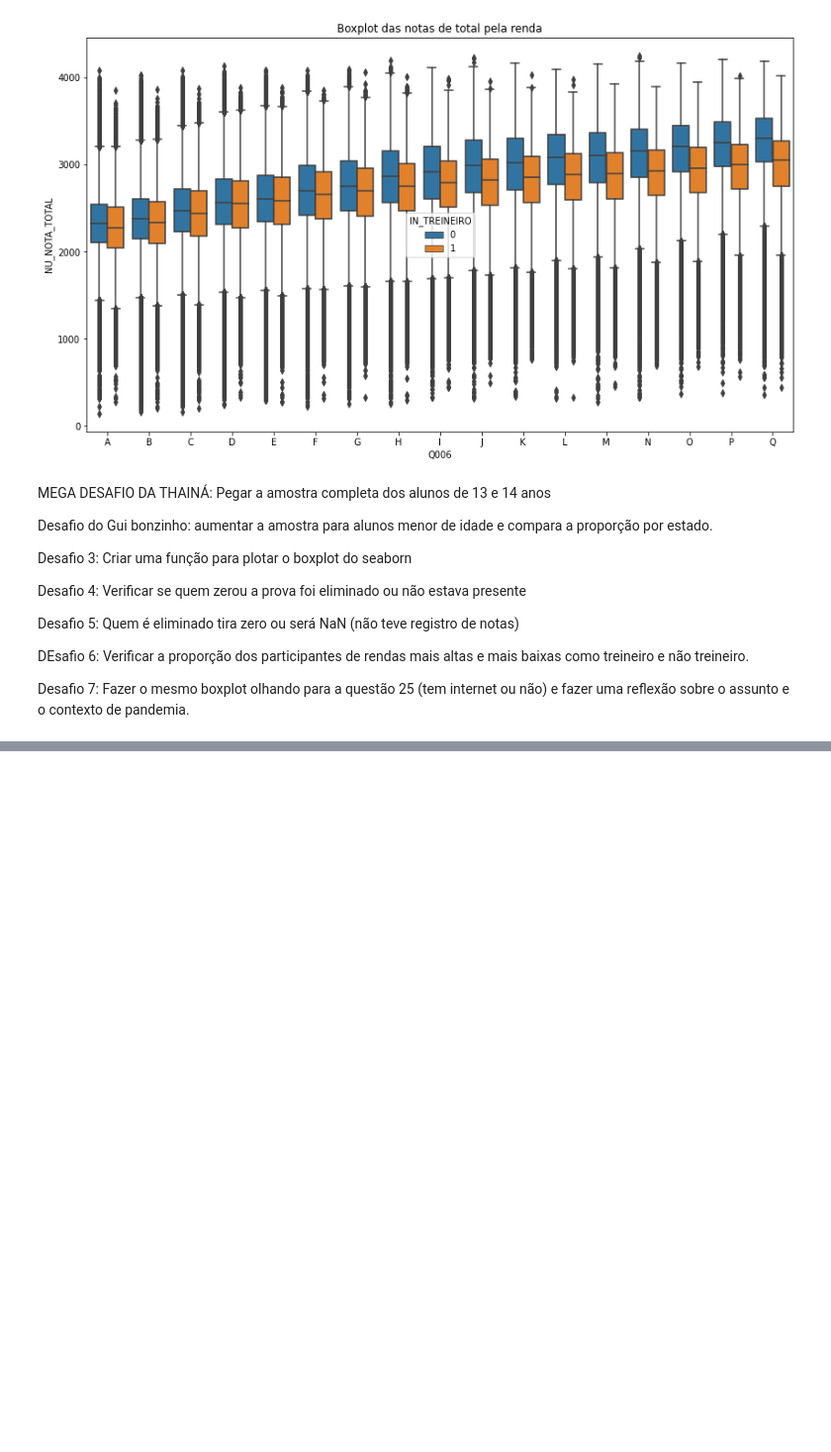
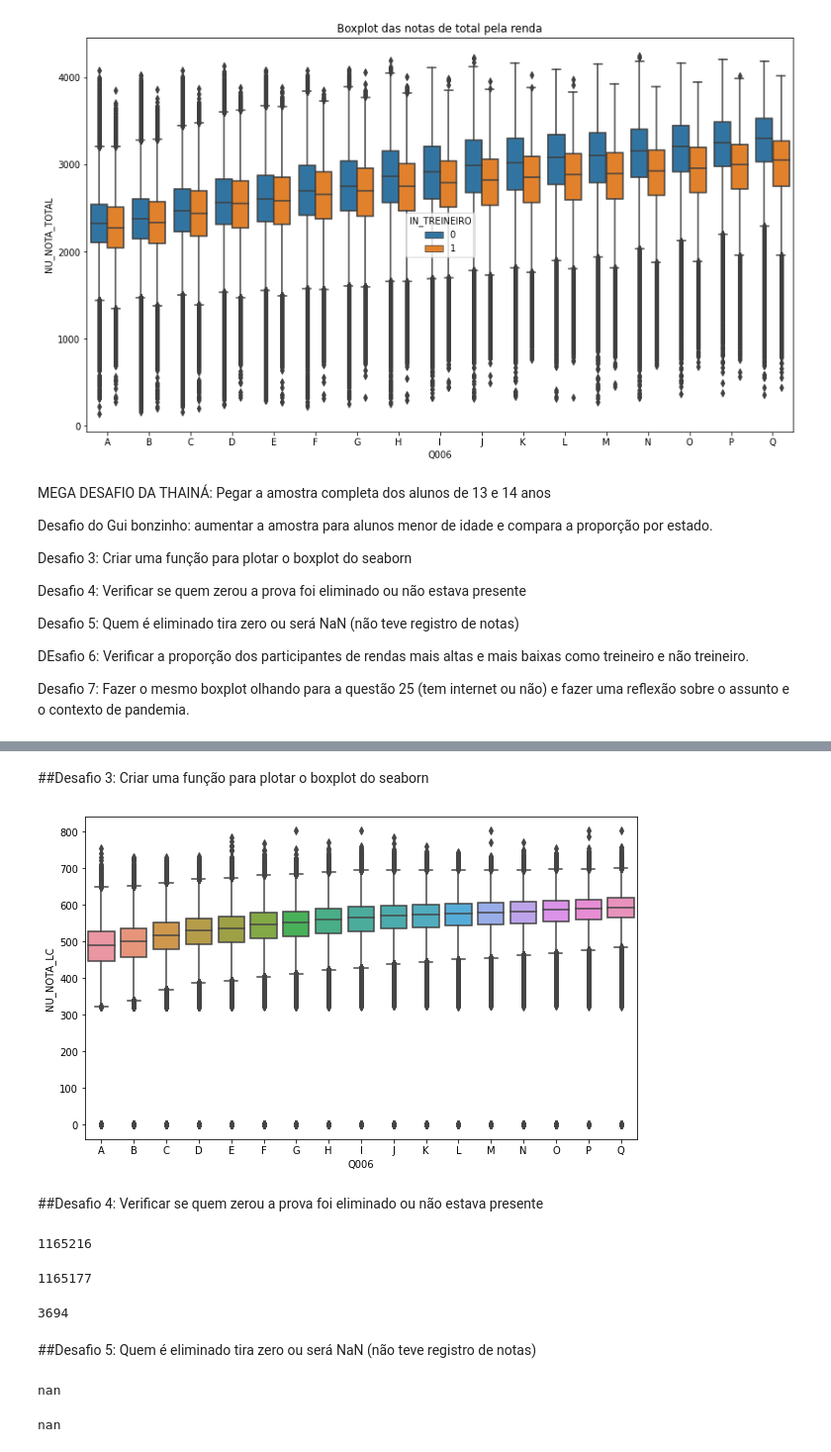
Before and after one commit to Daniel-ASG/IMERSAO_DADOS_ALURA, a Jupyter notebook: IMERSÃO_DADOS_Aula02.ipynb, the cells around one changed output, grey strips where cells are left out. Shown: that part at 99% size. Cells and saved outputs as stored; diff of their text form; code cells hidden in the pictures; blank space fills up the shorter version.

```diff
--- a/IMERSÃO_DADOS_Aula02.ipynb
+++ b/IMERSÃO_DADOS_Aula02.ipynb
@@ -449,0 +474,39 @@ Desafio 7: Fazer o mesmo boxplot olhando para a questão 25 (tem internet ou nã
+# %% [markdown]
+##Desafio 3: Criar uma função para plotar o boxplot do seaborn
+# %%
+def plot_box(x,y):
+    plt.figure(figsize=(10, 6))
+    sns.boxplot(x=x, y=y, data=dados, order=renda_ordenada)
+# %%
+plot_box('Q006', 'NU_NOTA_LC')
+# %% [output]
+[figure, added]
+# %% [markdown]
+##Desafio 4: Verificar se quem zerou a prova foi eliminado ou não estava presente
+# %%
+#total de quem tirou zero
+len(dados.query('NU_NOTA_TOTAL == 0'))
+# %% [output]
+1165216
+# %%
+#ausente em alguma prova
+len(dados.query('NU_NOTA_TOTAL == 0').query('TP_PRESENCA_CN == 0 or TP_PRESENCA_CH == 0 or TP_PRESENCA_LC == 0 or TP_PRESENCA_MT == 0'))
+# %% [output]
+1165177
+# %%
+#eliminado em alguma prova
+len(dados.query('NU_NOTA_TOTAL == 0').query('TP_PRESENCA_CN == 2 or TP_PRESENCA_CH == 2 or TP_PRESENCA_LC == 2 or TP_PRESENCA_MT == 2'))
+# %% [output]
+3694
+# %% [markdown]
+##Desafio 5: Quem é eliminado tira zero ou será NaN (não teve registro de notas)
+# %%
+#ausente na prova de CN
+dados.query('TP_PRESENCA_CN == 0')['NU_NOTA_CN'].iloc[0]
+# %% [output]
+nan
+# %%
+#ausente na prova de CN
+dados.query('TP_PRESENCA_CN == 0')['NU_NOTA_CN'].iloc[0]
+# %% [output]
+nan
```
Also changed, not shown: parts of 7 cells of this notebook.
